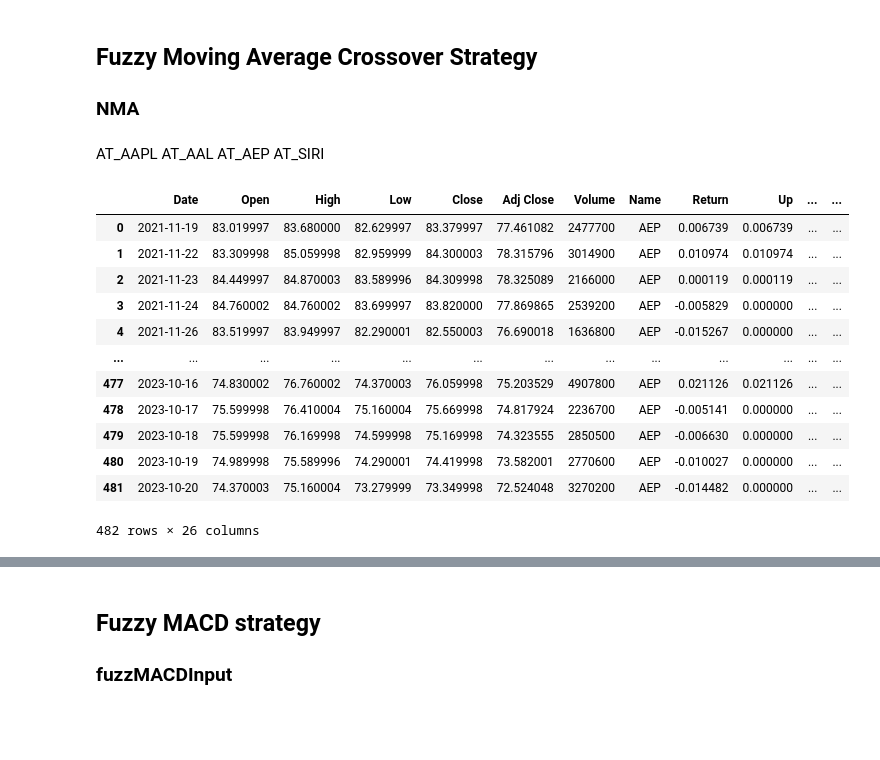
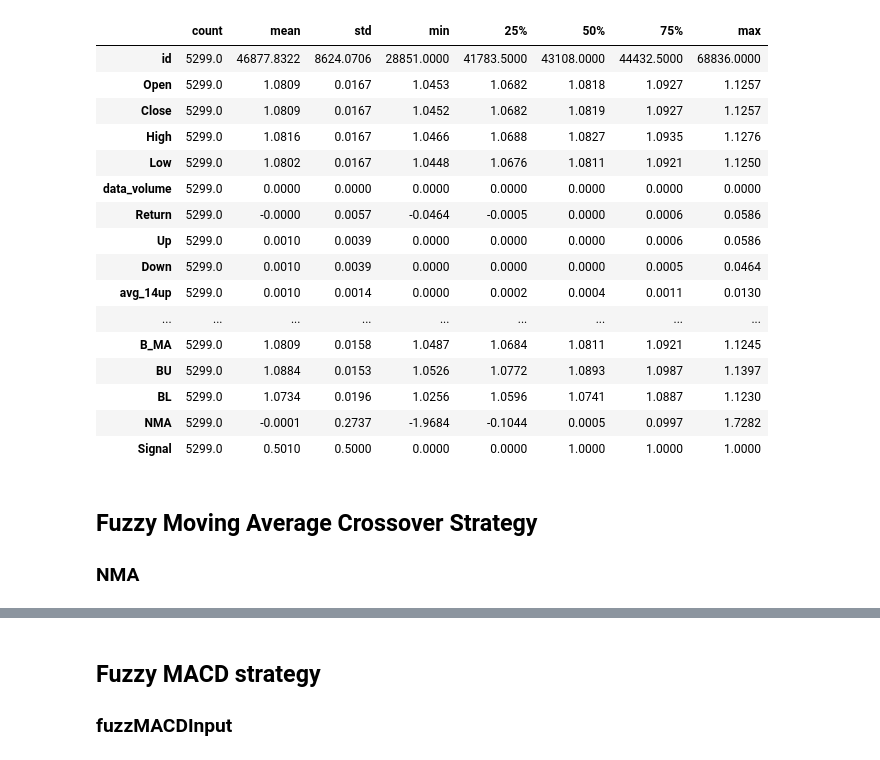
Before and after one commit to kkarolina71/praca_magisterska, a Jupyter notebook: Fuzzification EURUSD_1h.ipynb, the cells around one changed output, grey strips where cells are left out. Saved outputs shown, nothing was run; the diff lists cells and outputs as text; code cells hidden in the pictures; blank space fills up the shorter version.

Commit message:
eurusd_1h

```diff
--- a/Fuzzification.ipynb
+++ b/Fuzzification EURUSD_1h.ipynb
@@ -10,21 +12,2 @@ import plotly.express as px
 # %%
-import pandas as pd
-import os
-
-stocks = ['AAPL', 'AAL', 'AEP', 'SIRI']
-
-stock_data = {}
-
-folder_path = 'C:/Users/Karolina/Desktop/MAGISTERKA' # CHANGE ME
-
-for stock in stocks:
-    file_name = f'AT_{stock}.csv'
-    file_path = os.path.join(folder_path, file_name)
-
-    if os.path.exists(file_path):
-        stock_data[stock] = pd.read_csv(file_path)
-    else:
-        print(f'Plik {file_name} nie istnieje.')
-
-for stock, data_frame in stock_data.items():
-    globals()[f'AT_{stock}'] = data_frame
+at_eur_1h = pd.read_csv('indicators_eurusd_1h.csv')
@@ -31,11 +49,26 @@ for stock, data_frame in stock_data.items():
+# %%
+at_eur_1h.describe().transpose().round(4)
+# %% [output]
+|  | count | mean | std | min | 25% | 50% | 75% | max |
+| id | 5299.0 | 46877.8322 | 8624.0706 | 28851.0000 | 41783.5000 | 43108.0000 | 44432.5000 | 68836.0000 |
+| Open | 5299.0 | 1.0809 | 0.0167 | 1.0453 | 1.0682 | 1.0818 | 1.0927 | 1.1257 |
+| Close | 5299.0 | 1.0809 | 0.0167 | 1.0452 | 1.0682 | 1.0819 | 1.0927 | 1.1257 |
+| High | 5299.0 | 1.0816 | 0.0167 | 1.0466 | 1.0688 | 1.0827 | 1.0935 | 1.1276 |
+| Low | 5299.0 | 1.0802 | 0.0167 | 1.0448 | 1.0676 | 1.0811 | 1.0921 | 1.1250 |
+| data_volume | 5299.0 | 0.0000 | 0.0000 | 0.0000 | 0.0000 | 0.0000 | 0.0000 | 0.0000 |
+| Return | 5299.0 | -0.0000 | 0.0057 | -0.0464 | -0.0005 | 0.0000 | 0.0006 | 0.0586 |
+| Up | 5299.0 | 0.0010 | 0.0039 | 0.0000 | 0.0000 | 0.0000 | 0.0006 | 0.0586 |
+| Down | 5299.0 | 0.0010 | 0.0039 | 0.0000 | 0.0000 | 0.0000 | 0.0005 | 0.0464 |
+| avg_14up | 5299.0 | 0.0010 | 0.0014 | 0.0000 | 0.0002 | 0.0004 | 0.0011 | 0.0130 |
+| ... | ... | ... | ... | ... | ... | ... | ... | ... |
+| B_MA | 5299.0 | 1.0809 | 0.0158 | 1.0487 | 1.0684 | 1.0811 | 1.0921 | 1.1245 |
+| BU | 5299.0 | 1.0884 | 0.0153 | 1.0526 | 1.0772 | 1.0893 | 1.0987 | 1.1397 |
+| BL | 5299.0 | 1.0734 | 0.0196 | 1.0256 | 1.0596 | 1.0741 | 1.0887 | 1.1230 |
+| NMA | 5299.0 | -0.0001 | 0.2737 | -1.9684 | -0.1044 | 0.0005 | 0.0997 | 1.7282 |
+| Signal | 5299.0 | 0.5010 | 0.5000 | 0.0000 | 0.0000 | 1.0000 | 1.0000 | 1.0000 |
 # %% [markdown]
 ## Fuzzy Moving Average Crossover Strategy
 
 ### NMA
-# %% [markdown]
-AT_AAPL
-AT_AAL
-AT_AEP
-AT_SIRI
 # %%
 def calculate_NMA(df):
@@ -61,16 +82,0 @@ AT_SIRI['NMA'] = calculate_NMA(AT_SIRI)
-# %%
-AT_AEP
-# %% [output]
-|  | Date | Open | High | Low | Close | Adj Close | Volume | Name | Return | Up | ... | ... |
-| 0 | 2021-11-19 | 83.019997 | 83.680000 | 82.629997 | 83.379997 | 77.461082 | 2477700 | AEP | 0.006739 | 0.006739 | ... | ... |
-| 1 | 2021-11-22 | 83.309998 | 85.059998 | 82.959999 | 84.300003 | 78.315796 | 3014900 | AEP | 0.010974 | 0.010974 | ... | ... |
-| 2 | 2021-11-23 | 84.449997 | 84.870003 | 83.589996 | 84.309998 | 78.325089 | 2166000 | AEP | 0.000119 | 0.000119 | ... | ... |
-| 3 | 2021-11-24 | 84.760002 | 84.760002 | 83.699997 | 83.820000 | 77.869865 | 2539200 | AEP | -0.005829 | 0.000000 | ... | ... |
-| 4 | 2021-11-26 | 83.519997 | 83.949997 | 82.290001 | 82.550003 | 76.690018 | 1636800 | AEP | -0.015267 | 0.000000 | ... | ... |
-| ... | ... | ... | ... | ... | ... | ... | ... | ... | ... | ... | ... | ... |
-| 477 | 2023-10-16 | 74.830002 | 76.760002 | 74.370003 | 76.059998 | 75.203529 | 4907800 | AEP | 0.021126 | 0.021126 | ... | ... |
-| 478 | 2023-10-17 | 75.599998 | 76.410004 | 75.160004 | 75.669998 | 74.817924 | 2236700 | AEP | -0.005141 | 0.000000 | ... | ... |
-| 479 | 2023-10-18 | 75.599998 | 76.169998 | 74.599998 | 75.169998 | 74.323555 | 2850500 | AEP | -0.006630 | 0.000000 | ... | ... |
-| 480 | 2023-10-19 | 74.989998 | 75.589996 | 74.290001 | 74.419998 | 73.582001 | 2770600 | AEP | -0.010027 | 0.000000 | ... | ... |
-| 481 | 2023-10-20 | 74.370003 | 75.160004 | 73.279999 | 73.349998 | 72.524048 | 3270200 | AEP | -0.014482 | 0.000000 | ... | ... |
-482 rows × 26 columns
```
Also changed, not shown: parts of 18 cells of this notebook, 2 other files.
